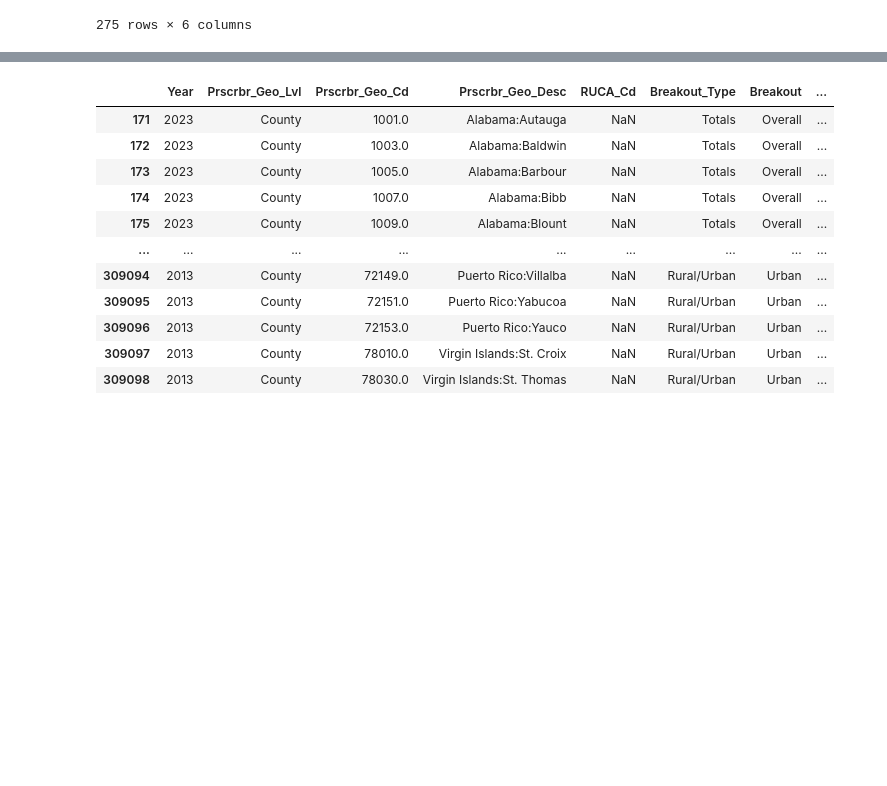
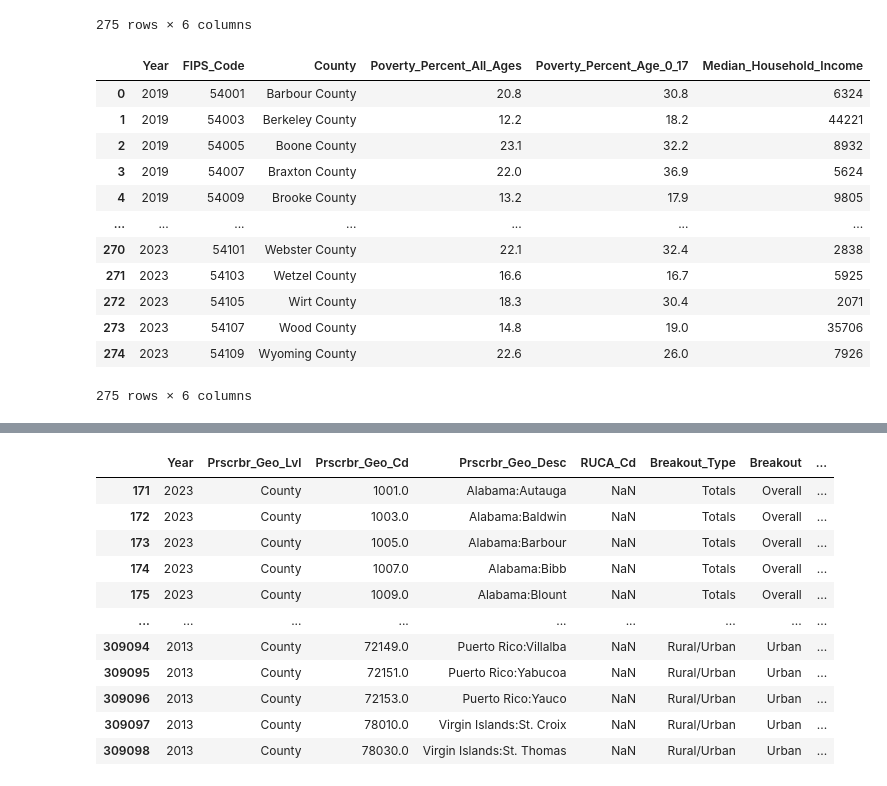
Before and after one commit to vyarabad/The-Intervention-Task-Force, a Jupyter notebook: notebooks/virginia_opioid.ipynb, the cells around one changed output, grey strips where cells are left out. Cells and saved outputs as stored; diff of their text form; code cells hidden in the pictures; blank space fills up the shorter version.

```diff
--- a/notebooks/virginia_opioid.ipynb
+++ b/notebooks/virginia_opioid.ipynb
@@ -27,6 +27,23 @@ unemployment_data
 | 273 | 2023 | 54107 | Wood County | 55.5 | 5.6 | 3 |
 | 274 | 2023 | 54109 | Wyoming County | 38.5 | 5.6 | 8 |
 275 rows × 6 columns
+# %%
+poverty_data = pd.read_csv('../data/Poverty and Income/poverty_and_income.csv')
+poverty_data
+# %% [output]
+|  | Year | FIPS_Code | County | Poverty_Percent_All_Ages | Poverty_Percent_Age_0_17 | Median_Household_Income |
+| 0 | 2019 | 54001 | Barbour County | 20.8 | 30.8 | 6324 |
+| 1 | 2019 | 54003 | Berkeley County | 12.2 | 18.2 | 44221 |
+| 2 | 2019 | 54005 | Boone County | 23.1 | 32.2 | 8932 |
+| 3 | 2019 | 54007 | Braxton County | 22.0 | 36.9 | 5624 |
+| 4 | 2019 | 54009 | Brooke County | 13.2 | 17.9 | 9805 |
+| ... | ... | ... | ... | ... | ... | ... |
+| 270 | 2023 | 54101 | Webster County | 22.1 | 32.4 | 2838 |
+| 271 | 2023 | 54103 | Wetzel County | 16.6 | 16.7 | 5925 |
+| 272 | 2023 | 54105 | Wirt County | 18.3 | 30.4 | 2071 |
+| 273 | 2023 | 54107 | Wood County | 14.8 | 19.0 | 35706 |
+| 274 | 2023 | 54109 | Wyoming County | 22.6 | 26.0 | 7926 |
+275 rows × 6 columns
 # %%
 df = pd.read_csv('../data/Medicare Part D Opioid Prescribing Rates - by Geography/2023/OMT_MDCR_RY25_P04_V10_Y23_GEO.csv')
 df
```
Also changed, not shown: parts of 2 cells of this notebook, 2 other files.
